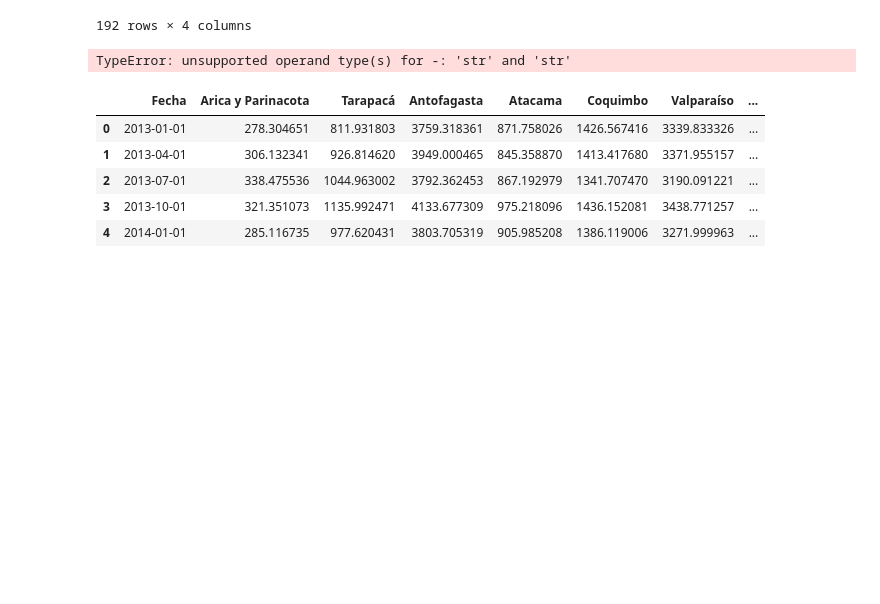
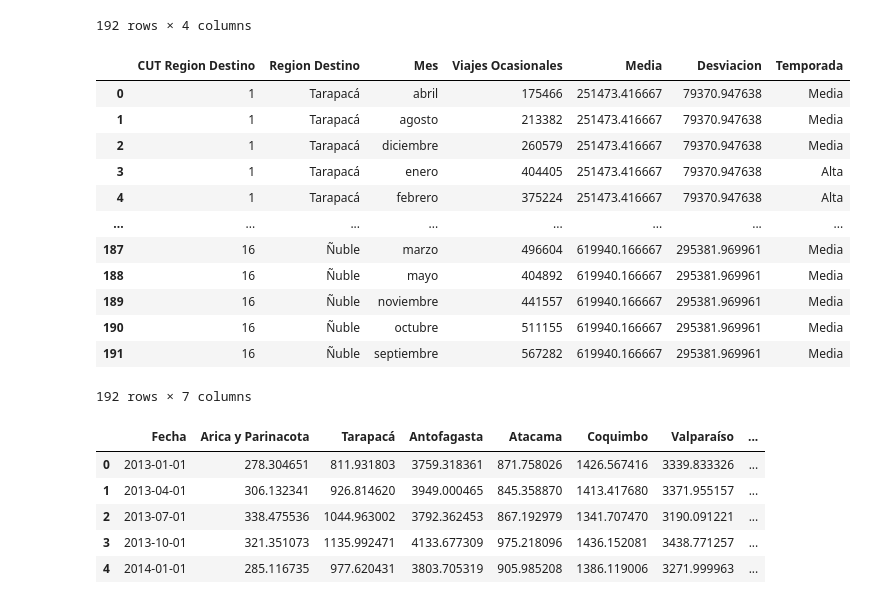
Before and after one commit to bartowen/Tour_Data_Pro, a Jupyter notebook: src/2-ExploracionDataframes.ipynb, the cells around one changed output. Saved outputs shown, nothing was run; the diff lists cells and outputs as text; code cells hidden in the pictures; blank space fills up the shorter version.

Commit message:
Exploración Columna Temporada

```diff
--- a/src/2-ExploracionDataframes.ipynb
+++ b/src/2-ExploracionDataframes.ipynb
@@ -126,13 +126,41 @@ viajes_por_mes_region
 | 190 | 16 | Ñuble | octubre | 511155 |
 | 191 | 16 | Ñuble | septiembre | 567282 |
 192 rows × 4 columns
-# %%
-# Identificar Temporadas Bajas y Altas
-
-umbral_alta_demanda = viajes_por_region.quantile(0.75)
-print(f"A partir de {umbral_alta_demanda} viajes se considera alta demanda.")
-# %% [output]
-TypeError: unsupported operand type(s) for -: 'str' and 'str'
+# %%
+# Calcular estadísticas descriptivas por región
+estadisticas = viajes_por_mes_region.groupby('CUT Region Destino')['Viajes Ocasionales'].agg(['mean', 'std']).reset_index()
+estadisticas.rename(columns={'mean': 'Media', 'std': 'Desviacion'}, inplace=True)
+
+# Unir estadísticas con el DataFrame de viajes por mes y región
+viajes_por_mes_region = viajes_por_mes_region.merge(estadisticas, on='CUT Region Destino')
+# %%
+# Definir la lógica para identificar temporadas
+def identificar_temporada(row):
+    if row['Viajes Ocasionales'] > (row['Media'] + row['Desviacion']):
+        return 'Alta'
+    elif row['Viajes Ocasionales'] < (row['Media'] - row['Desviacion']):
+        return 'Baja'
+    else:
+        return 'Media'
+
+# Aplicar la función para crear una nueva columna de temporada
+viajes_por_mes_region['Temporada'] = viajes_por_mes_region.apply(identificar_temporada, axis=1)
+
+viajes_por_mes_region
+# %% [output]
+|  | CUT Region Destino | Region Destino | Mes | Viajes Ocasionales | Media | Desviacion | Temporada |
+| 0 | 1 | Tarapacá | abril | 175466 | 251473.416667 | 79370.947638 | Media |
+| 1 | 1 | Tarapacá | agosto | 213382 | 251473.416667 | 79370.947638 | Media |
+| 2 | 1 | Tarapacá | diciembre | 260579 | 251473.416667 | 79370.947638 | Media |
+| 3 | 1 | Tarapacá | enero | 404405 | 251473.416667 | 79370.947638 | Alta |
+| 4 | 1 | Tarapacá | febrero | 375224 | 251473.416667 | 79370.947638 | Alta |
+| ... | ... | ... | ... | ... | ... | ... | ... |
+| 187 | 16 | Ñuble | marzo | 496604 | 619940.166667 | 295381.969961 | Media |
+| 188 | 16 | Ñuble | mayo | 404892 | 619940.166667 | 295381.969961 | Media |
+| 189 | 16 | Ñuble | noviembre | 441557 | 619940.166667 | 295381.969961 | Media |
+| 190 | 16 | Ñuble | octubre | 511155 | 619940.166667 | 295381.969961 | Media |
+| 191 | 16 | Ñuble | septiembre | 567282 | 619940.166667 | 295381.969961 | Media |
+192 rows × 7 columns
 # %%
 # Lectura DataFrame Pib Regional
 
```
